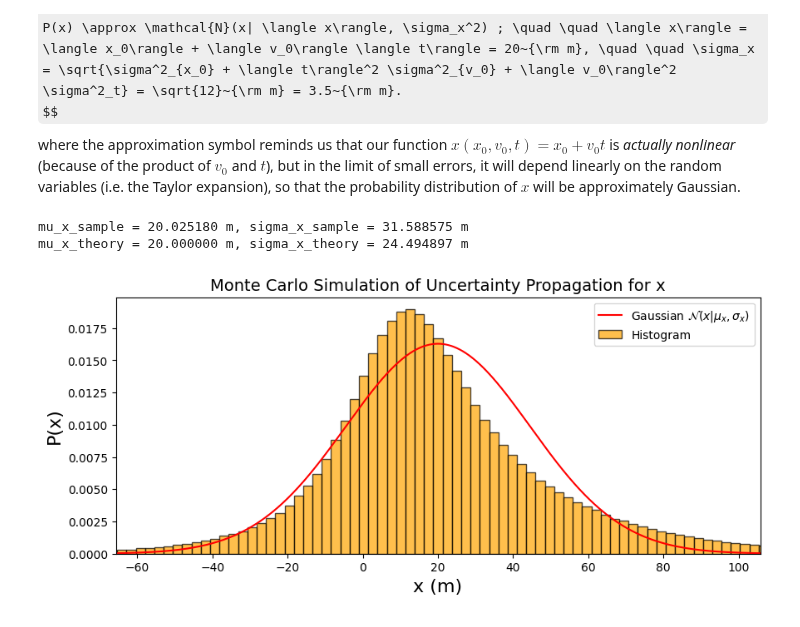
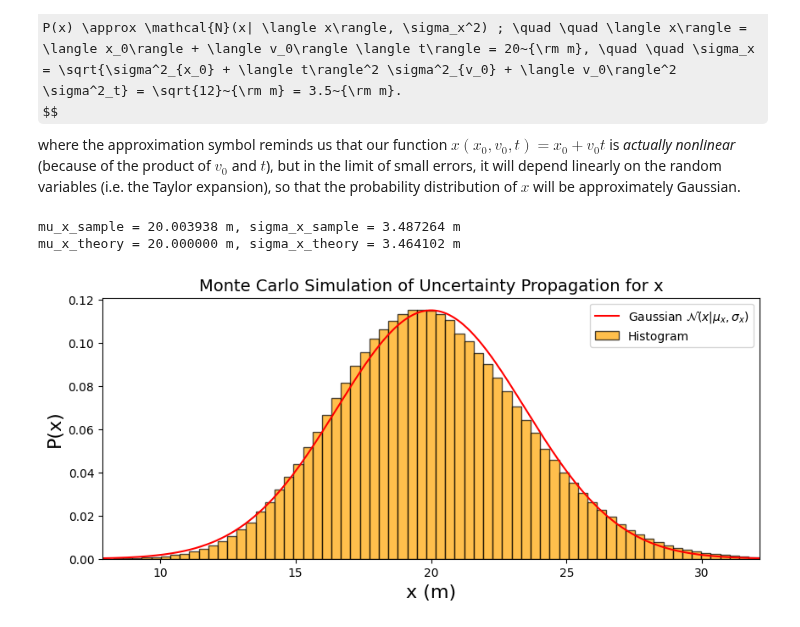
Before and after one commit to enigma-igm/Phys29, a Jupyter notebook: Phys29/lectures/Week9/01_error_propagation.ipynb, the cells around one changed output. Saved outputs shown, nothing was run; the diff lists cells and outputs as text; code cells hidden in the pictures; some formulas as TeX source.

```diff
--- a/Phys29/lectures/Week9/01_error_propagation.ipynb
+++ b/Phys29/lectures/Week9/01_error_propagation.ipynb
@@ -190,9 +190,9 @@ seed = 42
 rng = np.random.default_rng(seed)
 
 # Define the means and standard deviations of the distributions
-mu_x0, sigma_x0 = 10, 10
-mu_v0, sigma_v0 = 5,  5
-mu_t, sigma_t = 2, 4
+mu_x0, sigma_x0 = 10, 2
+mu_v0, sigma_v0 = 5,  1
+mu_t, sigma_t = 2, 0.4
 
 # Generate samples from the distributions
 x0_samples = rng.normal(mu_x0, sigma_x0, 1000000)
@@ -212,33 +212,33 @@ mu_x_sample = np.mean(x_samples)
 sigma_x_sample = np.std(x_samples)
 
 # Compute the histogram of the realizations of the mesurement process, x_samples
 bins = np.linspace(mu_x_theory - 5*sigma_x_theory, mu_x_theory + 5*sigma_x_theory, 100) # choose the bins for the histogram
 counts, _ = np.histogram(x_samples, bins=bins, density=True)
 
 
 # Plot the histogram and the Gaussian distribution function
 fig, ax = plt.subplots(figsize=(10, 4))
 # Plot the histogram
 ax.bar(bins[:-1], counts, width=np.diff(bins), align='edge', color='orange', alpha=0.7, edgecolor='black', label='Histogram')
 
 # Compute the Gaussian distribution function on a finer grid, using scipy.stats. Recall that this is only approximate.
 x_fine = np.linspace(mu_x_theory - 5*sigma_x_theory, mu_x_theory + 5*sigma_x_theory, 1000)
 gaussian = stats.norm.pdf(x_fine, loc=mu_x_theory, scale=sigma_x_theory)
 
 # Plot the Gaussian distribution function
 ax.plot(x_fine, gaussian, 'r-', label=r'Gaussian $\mathcal{N}(x|\mu_x, \sigma_x)$')
 ax.set_xlim(mu_x_theory - 3.5*sigma_x_theory, mu_x_theory + 3.5*sigma_x_theory)
 
 # Add labels and legend
 ax.set_xlabel('x (m)', fontsize=16)
 ax.set_ylabel('P(x)', fontsize=16)
 ax.set_title('Monte Carlo Simulation of Uncertainty Propagation for x', fontsize=14)
 plt.legend()
 
 # Print the results
 print(f"mu_x_sample = {mu_x_sample:.6f} m, sigma_x_sample = {sigma_x_sample:.6f} m")
 print(f"mu_x_theory = {mu_x_theory:.6f} m, sigma_x_theory = {sigma_x_theory:.6f} m")
 # %% [output]
-mu_x_sample = 20.025180 m, sigma_x_sample = 31.588575 m
-mu_x_theory = 20.000000 m, sigma_x_theory = 24.494897 m
+mu_x_sample = 20.003938 m, sigma_x_sample = 3.487264 m
+mu_x_theory = 20.000000 m, sigma_x_theory = 3.464102 m
-[figure, old version]
+[figure, new version]
```
Also changed, not shown: parts of 1 cell of this notebook, 1 other file.
